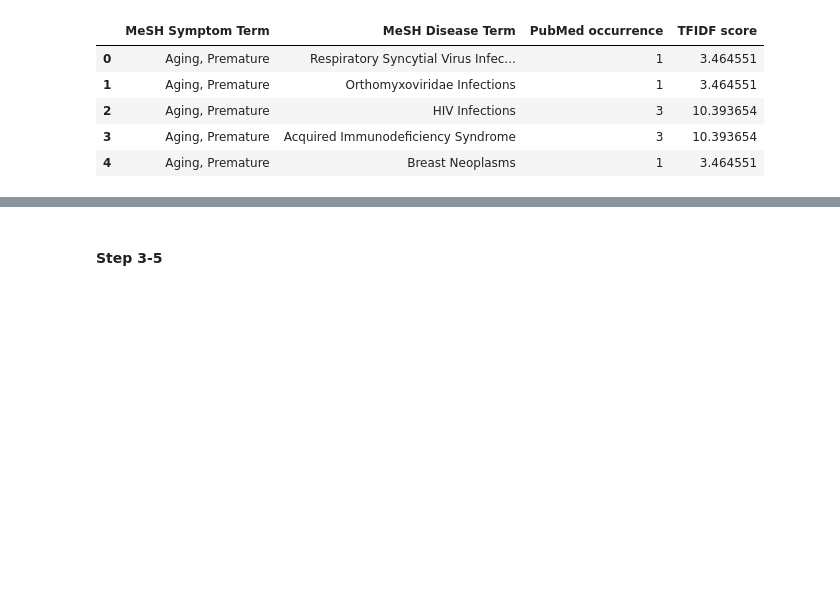
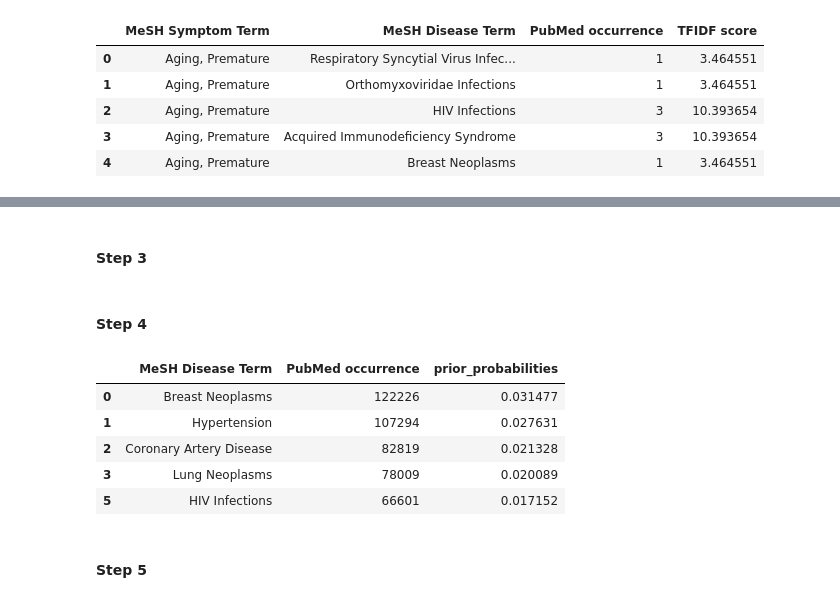
Before and after one commit to vaseninaa/math-and-ai-primer, a Jupyter notebook: weekly-projects/week2/Homework 2 Part 2.ipynb, the cells around one changed output, grey strips where cells are left out. Saved outputs shown, nothing was run; the diff lists cells and outputs as text; code cells hidden in the pictures; blank space fills up the shorter version.

```diff
--- a/weekly-projects/week2/Homework 2 Part 2.ipynb
+++ b/weekly-projects/week2/Homework 2 Part 2.ipynb
@@ -65,3 +70,12 @@ cooccurrences_df.head()
+# %%
+cooccurrences_df = cooccurrences_df.head(400)
+# Get unique diseases and symptoms from the first 400 rows of cooccurrences_df
+unique_diseases = cooccurrences_df['MeSH Disease Term'].unique()
+unique_symptoms = cooccurrences_df['MeSH Symptom Term'].unique()
+
+# Filter diseases_df and symptoms_df
+diseases_df = diseases_df[diseases_df['MeSH Disease Term'].isin(unique_diseases)]
+symptoms_df = symptoms_df[symptoms_df['MeSH Symptom Term'].isin(unique_symptoms)]
 # %% [markdown]
-#### Step 3-5
+#### Step 3
 # %%
@@ -74,0 +86,18 @@ prior_probabilities = occurrences/total_occurrences
+# %% [markdown]
+#### Step 4
+# %%
+# Assign Prior Probabilities based on occurrence data of diseases
+# We will treat occurrences in scientific papers as the ground truth for real life and count the occurrence of each disease proportional to all occurrences.
+occurrences = diseases_df.iloc[:, 1]
+total_occurrences = occurrences.sum()
+diseases_df['prior_probabilities'] = occurrences/total_occurrences
+diseases_df.head()
+# %% [output]
+|  | MeSH Disease Term | PubMed occurrence | prior_probabilities |
+| 0 | Breast Neoplasms | 122226 | 0.031477 |
+| 1 | Hypertension | 107294 | 0.027631 |
+| 2 | Coronary Artery Disease | 82819 | 0.021328 |
+| 3 | Lung Neoplasms | 78009 | 0.020089 |
+| 5 | HIV Infections | 66601 | 0.017152 |
+# %% [markdown]
+#### Step 5
```
Also changed, not shown: parts of 9 cells of this notebook, 1 other file.
